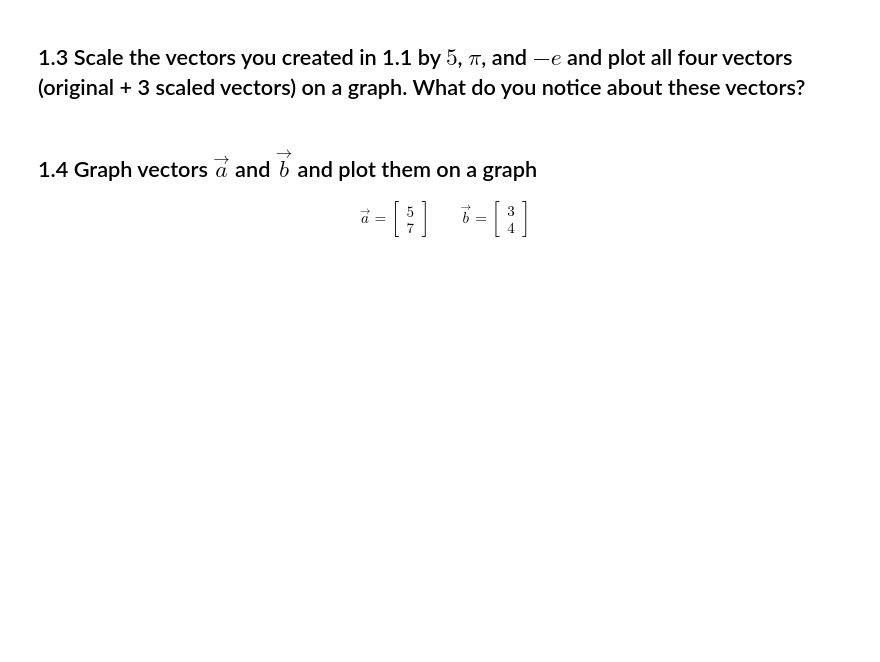
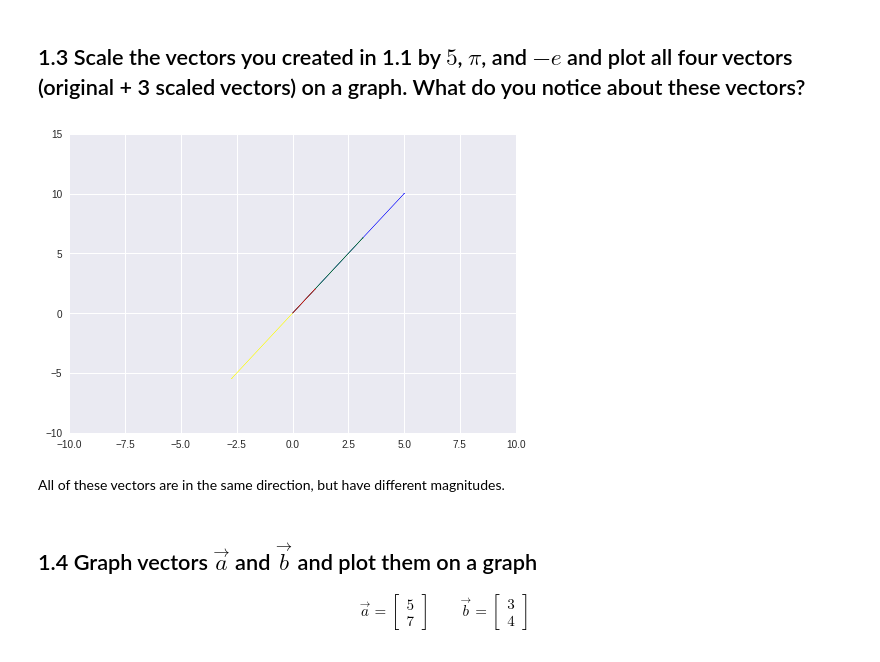
Before and after one commit to bloominstituteoftechnology/DS-Unit-1-Sprint-4-Linear-Algebra, a Jupyter notebook: module1-linear-algebra-review/Linear_Algebra_Assignment.ipynb, the cells around one changed output. Drawn from its saved outputs; the diff is of its cells as text; code cells hidden in the pictures; blank space fills up the shorter version.

```diff
--- a/module1-linear-algebra-review/Linear_Algebra_Assignment.ipynb
+++ b/module1-linear-algebra-review/Linear_Algebra_Assignment.ipynb
@@ -9,5 +43,23 @@ For the questions below it is not sufficient to simply provide answer to the que
 # %% [markdown]
 ## 1.3 Scale the vectors you created in 1.1 by $5$, $\pi$, and $-e$ and plot all four vectors (original + 3 scaled vectors) on a graph. What do you notice about these vectors?
+# %%
+vec = [1, 2]
+vec3 = np.multiply(5, vec)
+vec4 = np.multiply(math.pi, vec)
+vec5 = np.multiply(-math.e, vec)
+
+plt.arrow(0,0, vec3[0], vec3[1],head_width=.05, head_length=0.05, color ='blue')
+plt.arrow(0,0, vec4[0], vec4[1],head_width=.05, head_length=0.05, color ='green')
+plt.arrow(0,0, vec5[0], vec5[1],head_width=.05, head_length=0.05, color ='yellow')
+plt.arrow(0,0, vec[0], vec[1],head_width=.05, head_length=0.05, color ='red')
+
+plt.xlim(-10.0,10.0)
+plt.ylim(-10.0,15.0)
+plt.show()
+# %% [output]
+[figure, added]
+# %% [markdown]
+All of these vectors are in the same direction, but have different magnitudes.
 # %% [markdown]
 ## 1.4 Graph vectors $\vec{a}$ and $\vec{b}$ and plot them on a graph
 
```
Also changed, not shown: parts of 26 cells of this notebook.
